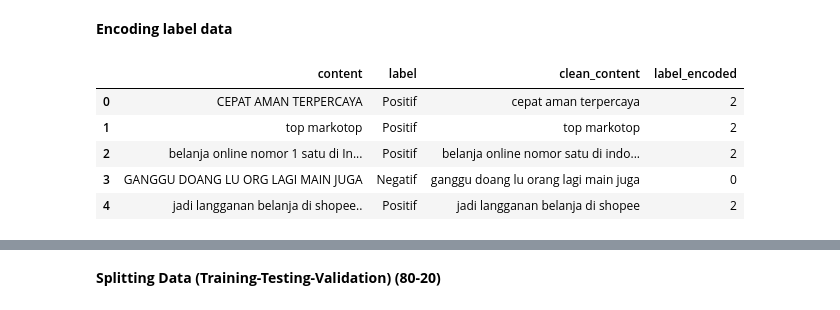
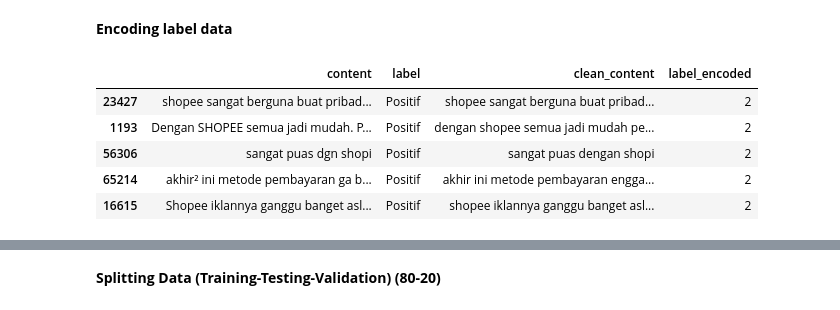
Before and after one commit to ArmFriiz/Dicoding-Submission-FDL, a Jupyter notebook: Analisis Sentimen/main.ipynb, the cells around one changed output, grey strips where cells are left out. Cells and saved outputs as stored; diff of their text form; code cells hidden in the pictures.

```diff
--- a/Analisis Sentimen/main.ipynb
+++ b/Analisis Sentimen/main.ipynb
@@ -187,0 +269,11 @@ df.head()
+# %%
+df_negatif = df[df['label'] == 'Negatif']
+df_netral = df[df['label'] == 'Netral']
+df_positif = df[df['label'] == 'Positif']
+
+n_samples = len(df_negatif)
+
+df_netral_upsampled = resample(df_netral, replace=True, n_samples=n_samples, random_state=42)
+df_positif_downsample = resample(df_positif, replace=True, n_samples=n_samples, random_state=42)
+
+df_balanced = pd.concat([df_positif_downsample, df_negatif, df_netral_upsampled])
@@ -189,14 +293,14 @@ df.head()
 **Encoding label data**
 # %%
 le = LabelEncoder()
-df['label_encoded'] = le.fit_transform(df['label'])
+df_balanced['label_encoded'] = le.fit_transform(df_balanced['label'])
 # %%
-df.head()
+df_balanced.head()
 # %% [output]
 |  | content | label | clean_content | label_encoded |
-| 0 | CEPAT AMAN TERPERCAYA | Positif | cepat aman terpercaya | 2 |
-| 1 | top markotop | Positif | top markotop | 2 |
-| 2 | belanja online nomor 1 satu di In... | Positif | belanja online nomor satu di indo... | 2 |
-| 3 | GANGGU DOANG LU ORG LAGI MAIN JUGA | Negatif | ganggu doang lu orang lagi main juga | 0 |
-| 4 | jadi langganan belanja di shopee.. | Positif | jadi langganan belanja di shopee | 2 |
+| 23427 | shopee sangat berguna buat pribad... | Positif | shopee sangat berguna buat pribad... | 2 |
+| 1193 | Dengan SHOPEE semua jadi mudah. P... | Positif | dengan shopee semua jadi mudah pe... | 2 |
+| 56306 | sangat puas dgn shopi | Positif | sangat puas dengan shopi | 2 |
+| 65214 | akhir² ini metode pembayaran ga b... | Positif | akhir ini metode pembayaran engga... | 2 |
+| 16615 | Shopee iklannya ganggu banget asl... | Positif | shopee iklannya ganggu banget asl... | 2 |
 # %%
```
Also changed, not shown: parts of 23 cells of this notebook.
